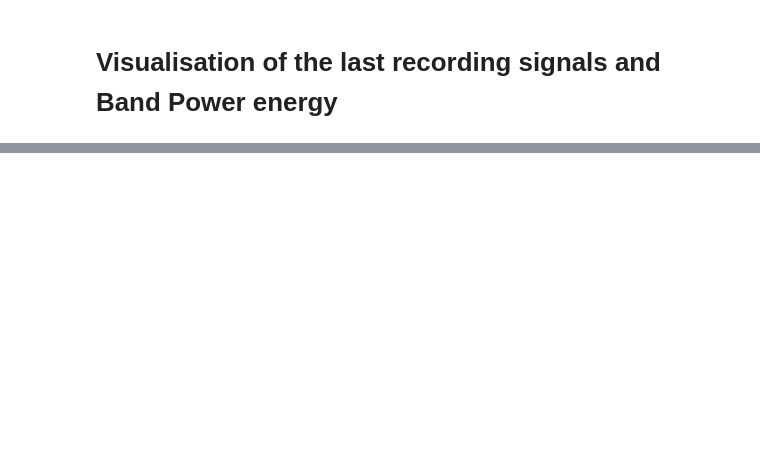
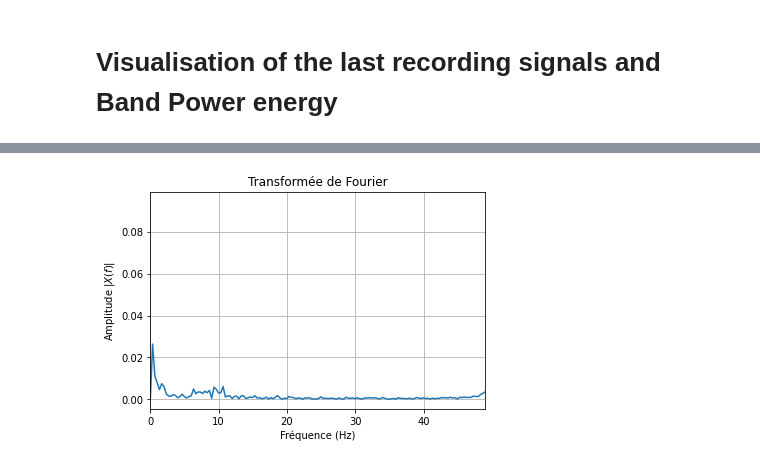
Before and after one commit to VirgileValiau/Smell_Recognition, a Jupyter notebook: src/wave_transformation.ipynb, the cells around one changed output, grey strips where cells are left out. Saved outputs shown, nothing was run; the diff lists cells and outputs as text; code cells hidden in the pictures; blank space fills up the shorter version.

```diff
--- a/src/wave_transformation.ipynb
+++ b/src/wave_transformation.ipynb
@@ -19,3 +19,28 @@ plot_raw_signal(df)
+# %%
+from scipy.fftpack import rfft, irfft, fftfreq,fft
+
+time = df['time']
+x = centering_and_normalize(df['Electrode 1'])
+W = fftfreq(x.size, d=time[1]-time[0])
+f_signal = np.fft.fft(x)
+
+
+# On prend la valeur absolue de l'amplitude uniquement pour les fréquences positives
+X_abs = np.abs(f_signal[:len(f_signal)//2])
+# Normalisation de l'amplitude
+X_norm = X_abs*2.0/len(X_abs)
+# On garde uniquement les fréquences positives
+freq_pos = W[:len(W)//2]
+
+plt.plot(freq_pos, X_norm, label="Amplitude absolue")
+plt.xlim(0, 49)  # On réduit la plage des fréquences à la zone utile
+plt.grid()
+plt.xlabel(r"Fréquence (Hz)")
+plt.ylabel(r"Amplitude $|X(f)|$")
+plt.title("Transformée de Fourier")
+plt.show()
+# %% [output]
+[figure, added]
 # %%
 BPS = toBandPower(df)
 plot_bandPower_signal(BPS,df,electrode = 1)
```
Also changed, not shown: parts of 8 cells of this notebook, 2 other files.
